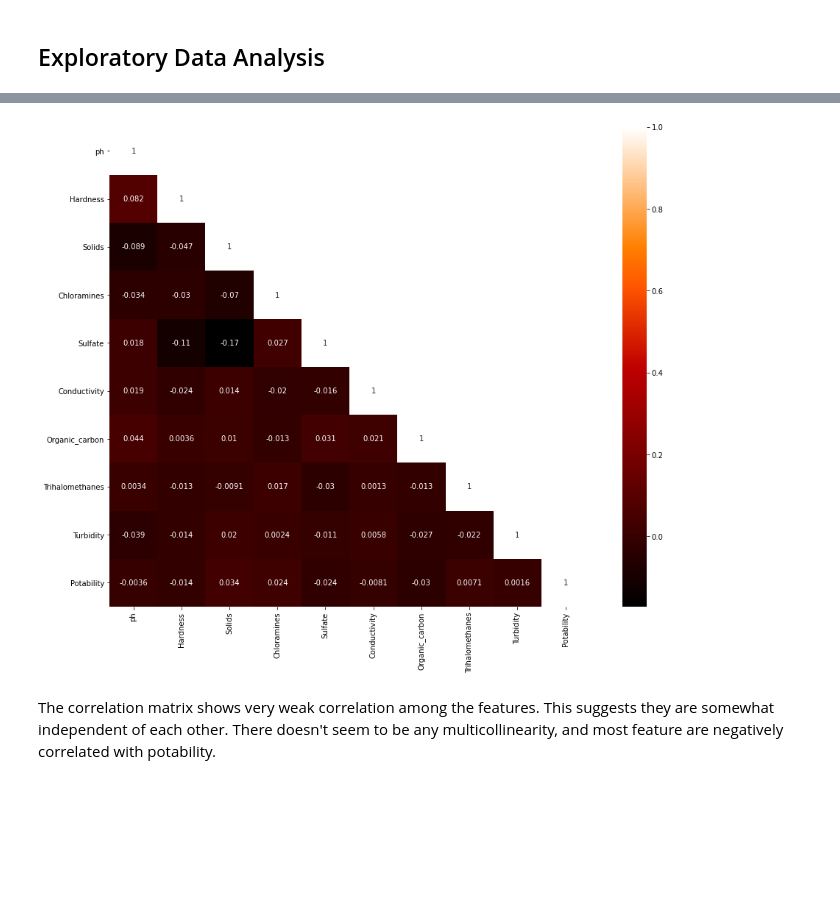
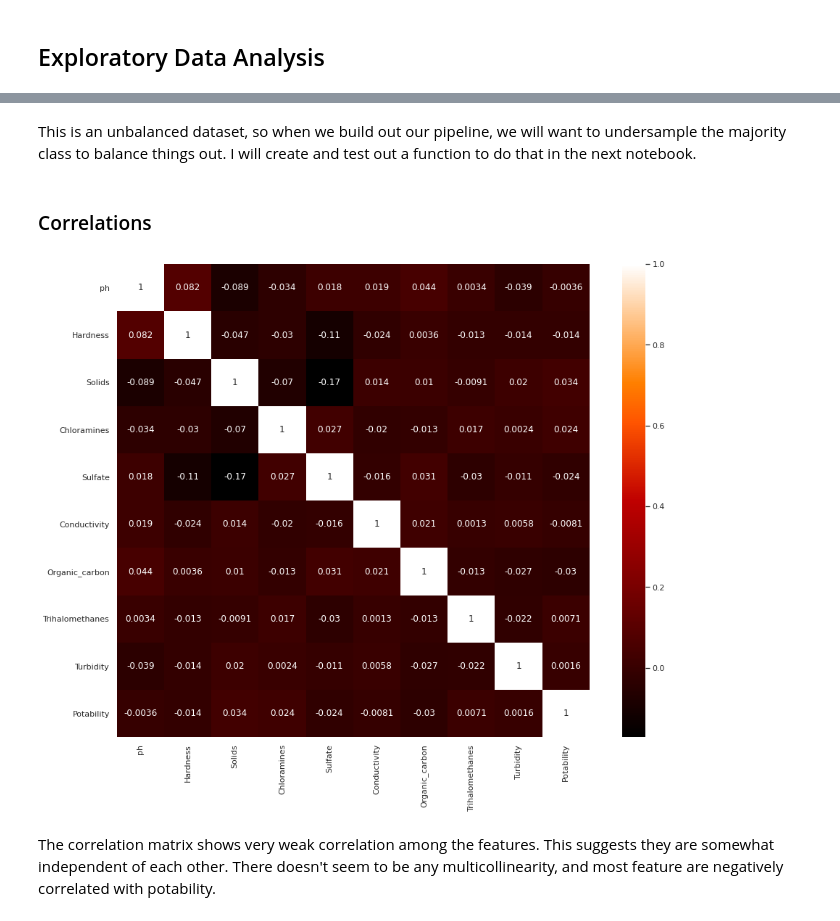
Before and after one commit to bryanfree66/udemy_mlflow_course, a Jupyter notebook: notebooks/1_water_potability_data_exploration.ipynb, the cells around one changed output, grey strips where cells are left out. Saved outputs shown, nothing was run; the diff lists cells and outputs as text; code cells hidden in the pictures; blank space fills up the shorter version.

Commit message:
More changes to exploratory notebook

```diff
--- a/notebooks/1_water_potability_data_exploration.ipynb
+++ b/notebooks/1_water_potability_data_exploration.ipynb
@@ -60,0 +71,4 @@ HandyFrame[ph: double, Hardness: double, Solids: double, Chloramines: double, Su
+# %%
+# Convert to Pandas and View Summary Statistics
+df_pandas = df.toPandas()
+df_pandas.describe().transpose()
@@ -76,4 +173,5 @@ Name: missing, dtype: int64
 # %%
 # Distribution of Target Column
-sns.countplot(x=hdf.cols['Potability'][:]);
+sns.set(rc={"figure.figsize":(8, 8)})
+sns.countplot(x=df_pandas['Potability']);
 # %% [output]
@@ -97,13 +179,12 @@ hdf.cols[:][:].describe().transpose()
+# %% [markdown]
+This is an unbalanced dataset, so when we build out our pipeline, we will want to undersample the majority class to balance things out. I will create and test out a function to do that in the next notebook.
+# %% [markdown]
+### Correlations
 # %%
-# Correlation matrix for dataset
-hdf.safety_off()
-corrs = hdf.cols[:][:].corr()
-mask = np.array(corrs)
-mask[np.tril_indices_from(mask)] = False
-fig = plt.gcf()
-fig.set_size_inches(16, 12)
-sns.heatmap(corrs, mask=mask, square=True, annot=True, cbar=True, cmap="gist_heat");
+corrs = df_pandas.corr()
+sns.set(rc={"figure.figsize":(16, 12)})
+sns.heatmap(corrs, square=True, annot=True, cbar=True, cmap="gist_heat");
 # %% [output]
-[figure, old version]
+[figure, new version]
 # %% [markdown]
 The correlation matrix shows very weak correlation among the features. This suggests they are somewhat independent of each other. There doesn't seem to be any multicollinearity, and most feature are negatively correlated with potability.
```
Also changed, not shown: parts of 19 cells of this notebook, 1 other file.
